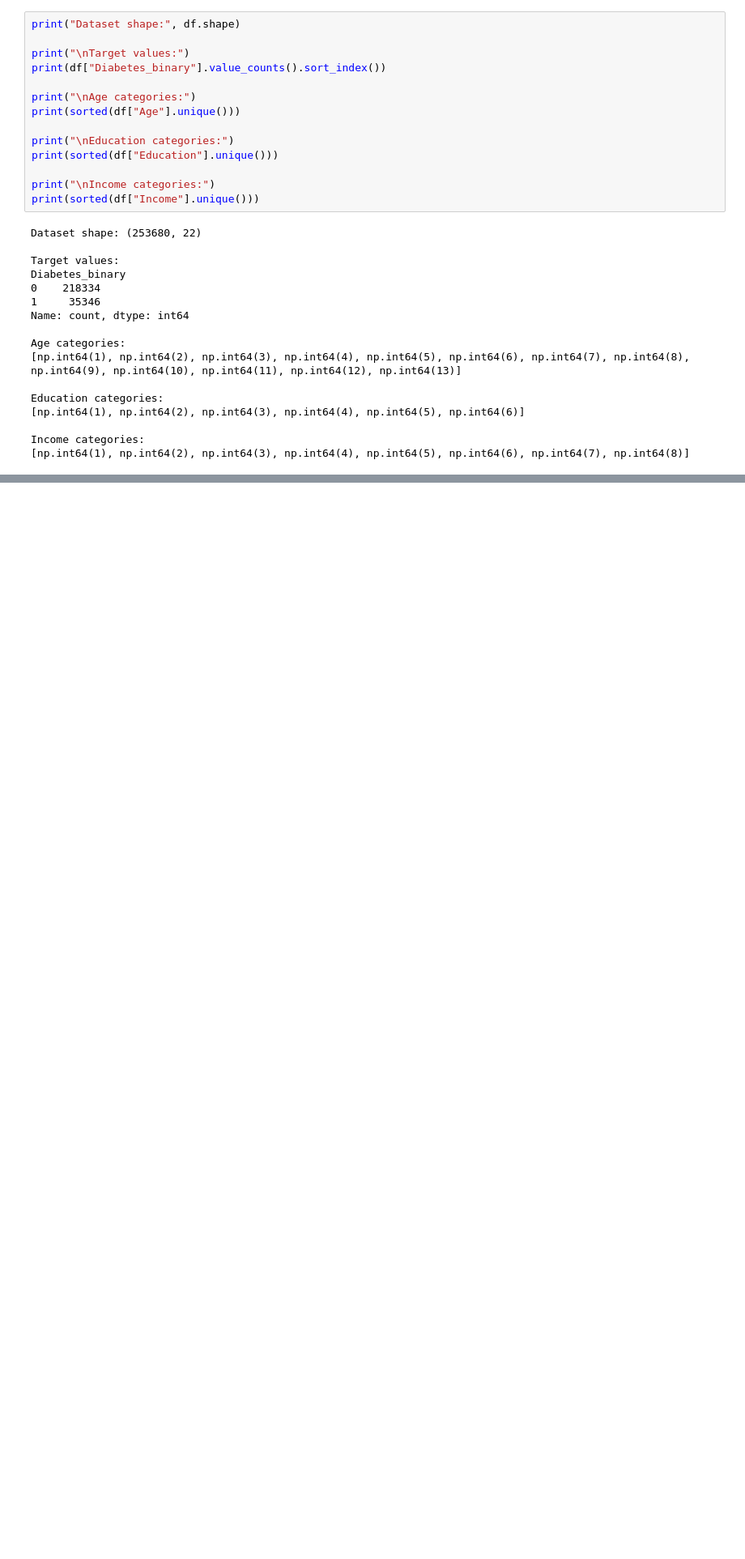
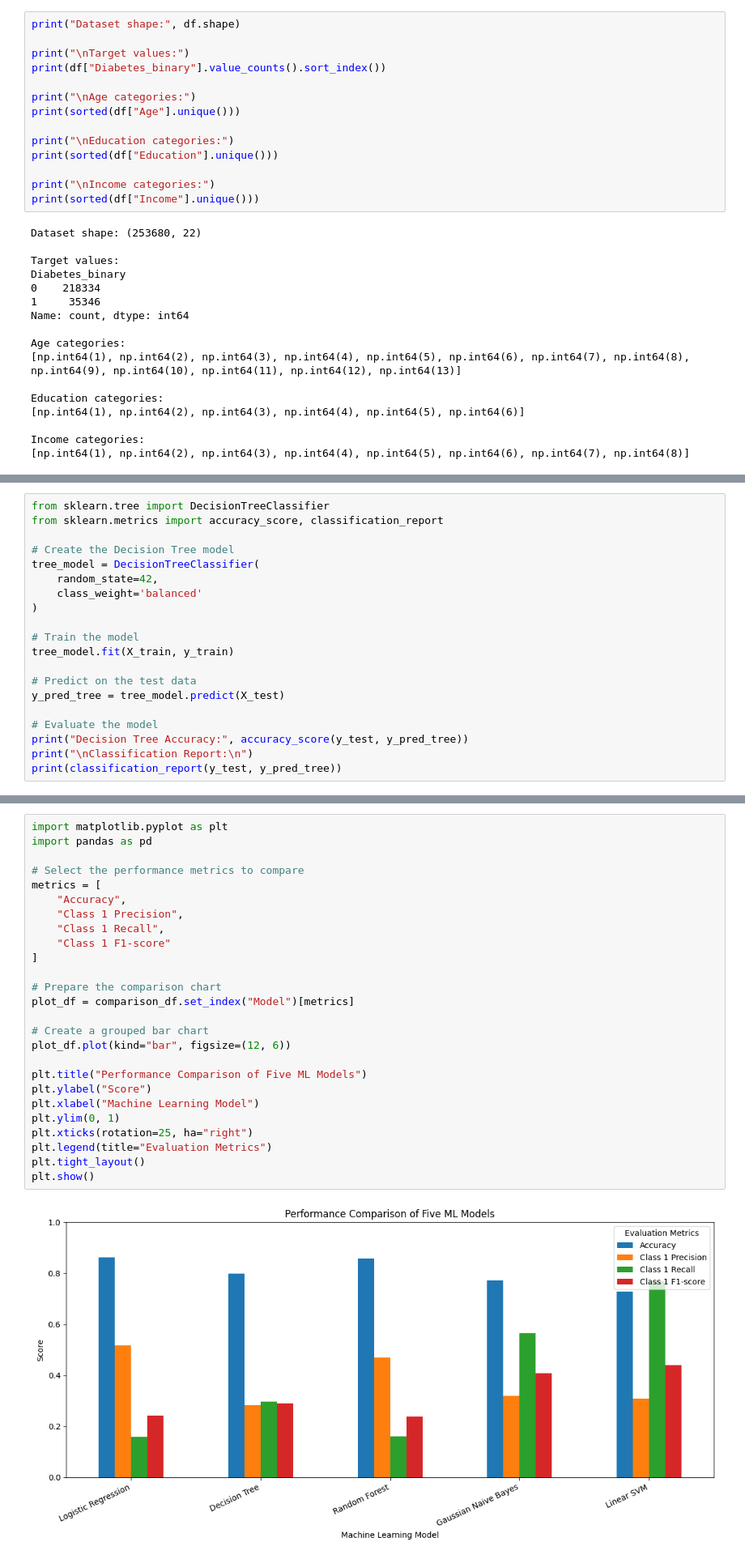
Before and after one commit to drnehajain333/cdc-diabetes-ml-coursework, a Jupyter notebook: ML_Coursework_CDC_Diabetes_Neha.ipynb, the cells around one changed output, grey strips where cells are left out. Shown at 81% size. Saved outputs shown, nothing was run; the diff lists cells and outputs as text; blank space fills up the shorter version.

```diff
--- a/ML_Coursework_CDC_Diabetes_Neha.ipynb
+++ b/ML_Coursework_CDC_Diabetes_Neha.ipynb
@@ -862,0 +937,20 @@ Income categories:
+# %%
+from sklearn.tree import DecisionTreeClassifier
+from sklearn.metrics import accuracy_score, classification_report
+
+# Create the Decision Tree model
+tree_model = DecisionTreeClassifier(
+    random_state=42,
+    class_weight='balanced'
+)
+
+# Train the model
+tree_model.fit(X_train, y_train)
+
+# Predict on the test data
+y_pred_tree = tree_model.predict(X_test)
+
+# Evaluate the model
+print("Decision Tree Accuracy:", accuracy_score(y_test, y_pred_tree))
+print("\nClassification Report:\n")
+print(classification_report(y_test, y_pred_tree))
@@ -862,0 +1179,28 @@ Income categories:
+# %%
+import matplotlib.pyplot as plt
+import pandas as pd
+
+# Select the performance metrics to compare
+metrics = [
+    "Accuracy",
+    "Class 1 Precision",
+    "Class 1 Recall",
+    "Class 1 F1-score"
+]
+
+# Prepare the comparison chart
+plot_df = comparison_df.set_index("Model")[metrics]
+
+# Create a grouped bar chart
+plot_df.plot(kind="bar", figsize=(12, 6))
+
+plt.title("Performance Comparison of Five ML Models")
+plt.ylabel("Score")
+plt.xlabel("Machine Learning Model")
+plt.ylim(0, 1)
+plt.xticks(rotation=25, ha="right")
+plt.legend(title="Evaluation Metrics")
+plt.tight_layout()
+plt.show()
+# %% [output]
+[figure, added]
```
Also changed, not shown: parts of 48 cells of this notebook.
